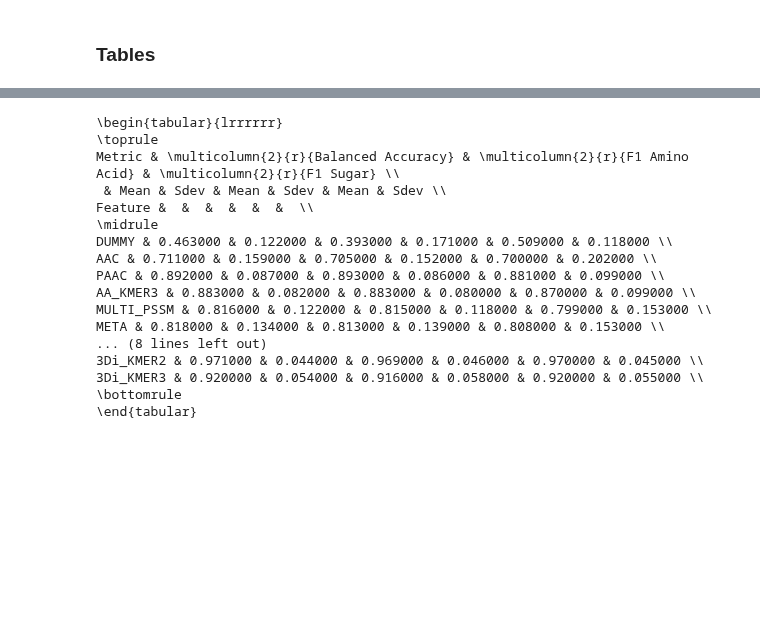
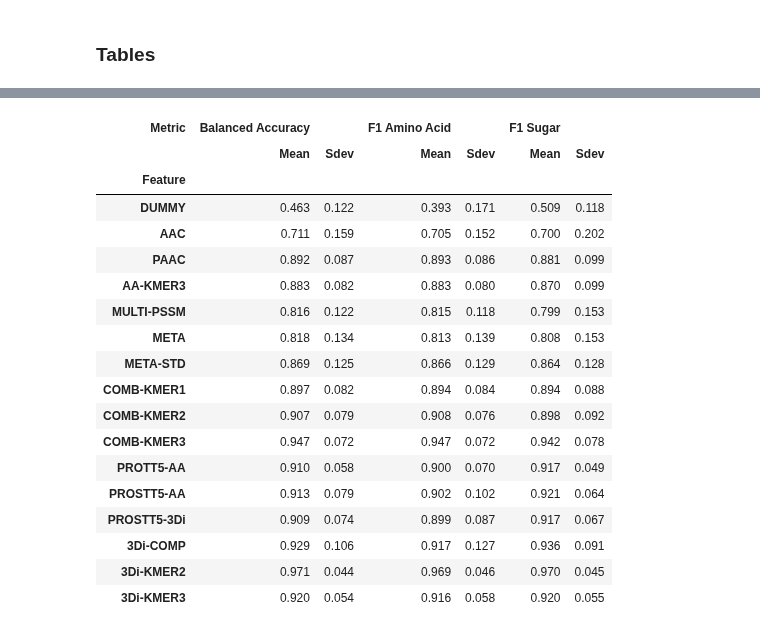
Before and after one commit to adenger/subpred_dl, a Jupyter notebook: notebooks/svm_athaliana_sugaramino_full.ipynb, the cells around one changed output, grey strips where cells are left out. Drawn from its saved outputs; the diff is of its cells as text; code cells hidden in the pictures; blank space fills up the shorter version.

```diff
--- a/notebooks/svm_athaliana_sugaramino_full.ipynb
+++ b/notebooks/svm_athaliana_sugaramino_full.ipynb
@@ -454,22 +446,26 @@ df_table_filtered
 | 3Di_KMER2 | 0.971 | 0.044 | 0.969 | 0.046 | 0.970 | 0.045 |
 | 3Di_KMER3 | 0.920 | 0.054 | 0.916 | 0.058 | 0.920 | 0.055 |
 # %%
-print(df_table_filtered.to_latex())
+df_table_filtered_latex = df_table_filtered.copy()
+df_table_filtered_latex.index = df_table_filtered_latex.index.str.replace("_", "-")
+df_table_filtered_latex
 # %% [output]
-\begin{tabular}{lrrrrrr}
-\toprule
-Metric & \multicolumn{2}{r}{Balanced Accuracy} & \multicolumn{2}{r}{F1 Amino Acid} & \multicolumn{2}{r}{F1 Sugar} \\
- & Mean & Sdev & Mean & Sdev & Mean & Sdev \\
-Feature &  &  &  &  &  &  \\
-\midrule
-DUMMY & 0.463000 & 0.122000 & 0.393000 & 0.171000 & 0.509000 & 0.118000 \\
-AAC & 0.711000 & 0.159000 & 0.705000 & 0.152000 & 0.700000 & 0.202000 \\
-PAAC & 0.892000 & 0.087000 & 0.893000 & 0.086000 & 0.881000 & 0.099000 \\
-AA_KMER3 & 0.883000 & 0.082000 & 0.883000 & 0.080000 & 0.870000 & 0.099000 \\
-MULTI_PSSM & 0.816000 & 0.122000 & 0.815000 & 0.118000 & 0.799000 & 0.153000 \\
-META & 0.818000 & 0.134000 & 0.813000 & 0.139000 & 0.808000 & 0.153000 \\
-... (8 lines left out)
-3Di_KMER2 & 0.971000 & 0.044000 & 0.969000 & 0.046000 & 0.970000 & 0.045000 \\
-3Di_KMER3 & 0.920000 & 0.054000 & 0.916000 & 0.058000 & 0.920000 & 0.055000 \\
-\bottomrule
-\end{tabular}
+| Metric | Balanced Accuracy |  | F1 Amino Acid |  | F1 Sugar |  |
+|  | Mean | Sdev | Mean | Sdev | Mean | Sdev |
+| Feature |  |  |  |  |  |  |
+| DUMMY | 0.463 | 0.122 | 0.393 | 0.171 | 0.509 | 0.118 |
+| AAC | 0.711 | 0.159 | 0.705 | 0.152 | 0.700 | 0.202 |
+| PAAC | 0.892 | 0.087 | 0.893 | 0.086 | 0.881 | 0.099 |
+| AA-KMER3 | 0.883 | 0.082 | 0.883 | 0.080 | 0.870 | 0.099 |
+| MULTI-PSSM | 0.816 | 0.122 | 0.815 | 0.118 | 0.799 | 0.153 |
+| META | 0.818 | 0.134 | 0.813 | 0.139 | 0.808 | 0.153 |
+| META-STD | 0.869 | 0.125 | 0.866 | 0.129 | 0.864 | 0.128 |
+| COMB-KMER1 | 0.897 | 0.082 | 0.894 | 0.084 | 0.894 | 0.088 |
+| COMB-KMER2 | 0.907 | 0.079 | 0.908 | 0.076 | 0.898 | 0.092 |
+| COMB-KMER3 | 0.947 | 0.072 | 0.947 | 0.072 | 0.942 | 0.078 |
+| PROTT5-AA | 0.910 | 0.058 | 0.900 | 0.070 | 0.917 | 0.049 |
+| PROSTT5-AA | 0.913 | 0.079 | 0.902 | 0.102 | 0.921 | 0.064 |
+| PROSTT5-3Di | 0.909 | 0.074 | 0.899 | 0.087 | 0.917 | 0.067 |
+| 3Di-COMP | 0.929 | 0.106 | 0.917 | 0.127 | 0.936 | 0.091 |
+| 3Di-KMER2 | 0.971 | 0.044 | 0.969 | 0.046 | 0.970 | 0.045 |
+| 3Di-KMER3 | 0.920 | 0.054 | 0.916 | 0.058 | 0.920 | 0.055 |
```
Also changed, not shown: parts of 8 cells of this notebook, 4 other files.
